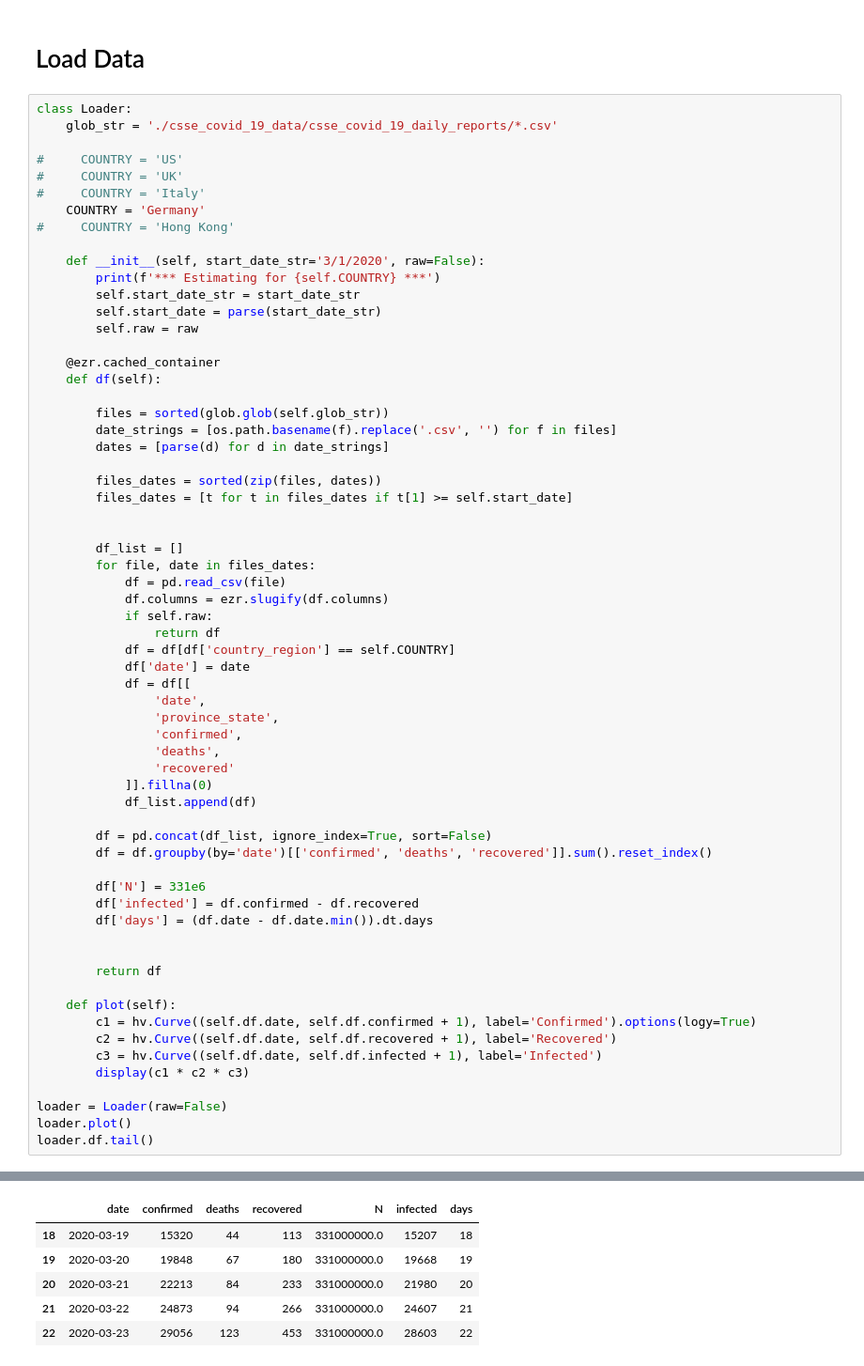
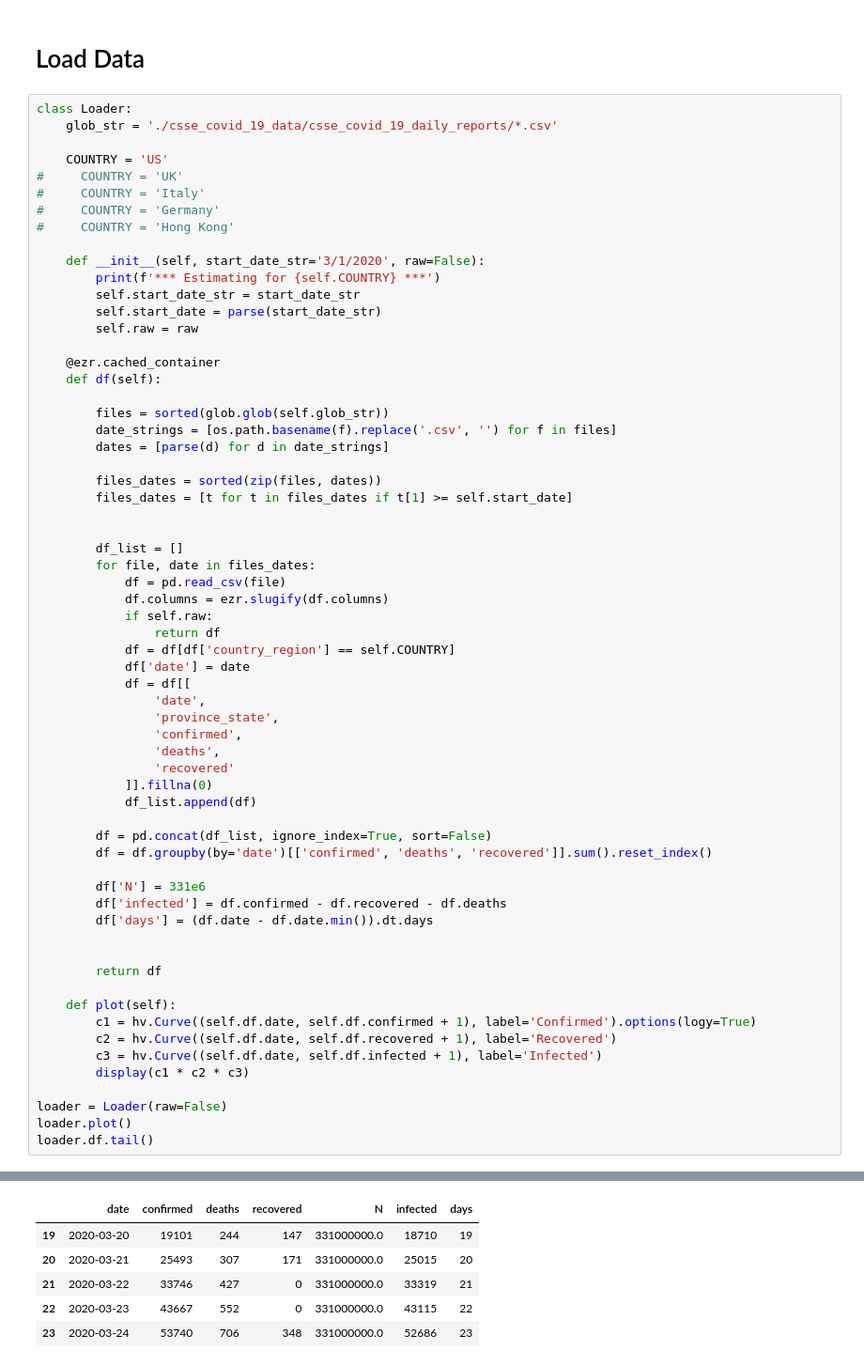
Before and after one commit to robdmc/COVID-19, a Jupyter notebook: us_corona_sir_data_loading2.ipynb, the cells around one changed output, grey strips where cells are left out. Shown at 94% size. Saved outputs shown, nothing was run; the diff lists cells and outputs as text.

```diff
--- a/us_corona_sir_data_loading2.ipynb
+++ b/us_corona_sir_data_loading2.ipynb
@@ -32,10 +32,10 @@ from IPython.display import HTML, Markdown
 class Loader:
     glob_str = './csse_covid_19_data/csse_covid_19_daily_reports/*.csv'
 
-#     COUNTRY = 'US'
+    COUNTRY = 'US'
 #     COUNTRY = 'UK'
 #     COUNTRY = 'Italy'
-    COUNTRY = 'Germany'
+#     COUNTRY = 'Germany'
 #     COUNTRY = 'Hong Kong'
 
     def __init__(self, start_date_str='3/1/2020', raw=False):
@@ -76,7 +76,7 @@ class Loader:
         df = df.groupby(by='date')[['confirmed', 'deaths', 'recovered']].sum().reset_index()
 
         df['N'] = 331e6
-        df['infected'] = df.confirmed - df.recovered
+        df['infected'] = df.confirmed - df.recovered - df.deaths
         df['days'] = (df.date - df.date.min()).dt.days
 
 
@@ -96,7 +96,7 @@ loader.df.tail()
 [interactive output not drawn]
 |  | date | confirmed | deaths | recovered | N | infected | days |
-| 18 | 2020-03-19 | 15320 | 44 | 113 | 331000000.0 | 15207 | 18 |
-| 19 | 2020-03-20 | 19848 | 67 | 180 | 331000000.0 | 19668 | 19 |
-| 20 | 2020-03-21 | 22213 | 84 | 233 | 331000000.0 | 21980 | 20 |
-| 21 | 2020-03-22 | 24873 | 94 | 266 | 331000000.0 | 24607 | 21 |
-| 22 | 2020-03-23 | 29056 | 123 | 453 | 331000000.0 | 28603 | 22 |
+| 19 | 2020-03-20 | 19101 | 244 | 147 | 331000000.0 | 18710 | 19 |
+| 20 | 2020-03-21 | 25493 | 307 | 171 | 331000000.0 | 25015 | 20 |
+| 21 | 2020-03-22 | 33746 | 427 | 0 | 331000000.0 | 33319 | 21 |
+| 22 | 2020-03-23 | 43667 | 552 | 0 | 331000000.0 | 43115 | 22 |
+| 23 | 2020-03-24 | 53740 | 706 | 348 | 331000000.0 | 52686 | 23 |
```
Also changed, not shown: parts of 14 cells of this notebook, 1 other file.
